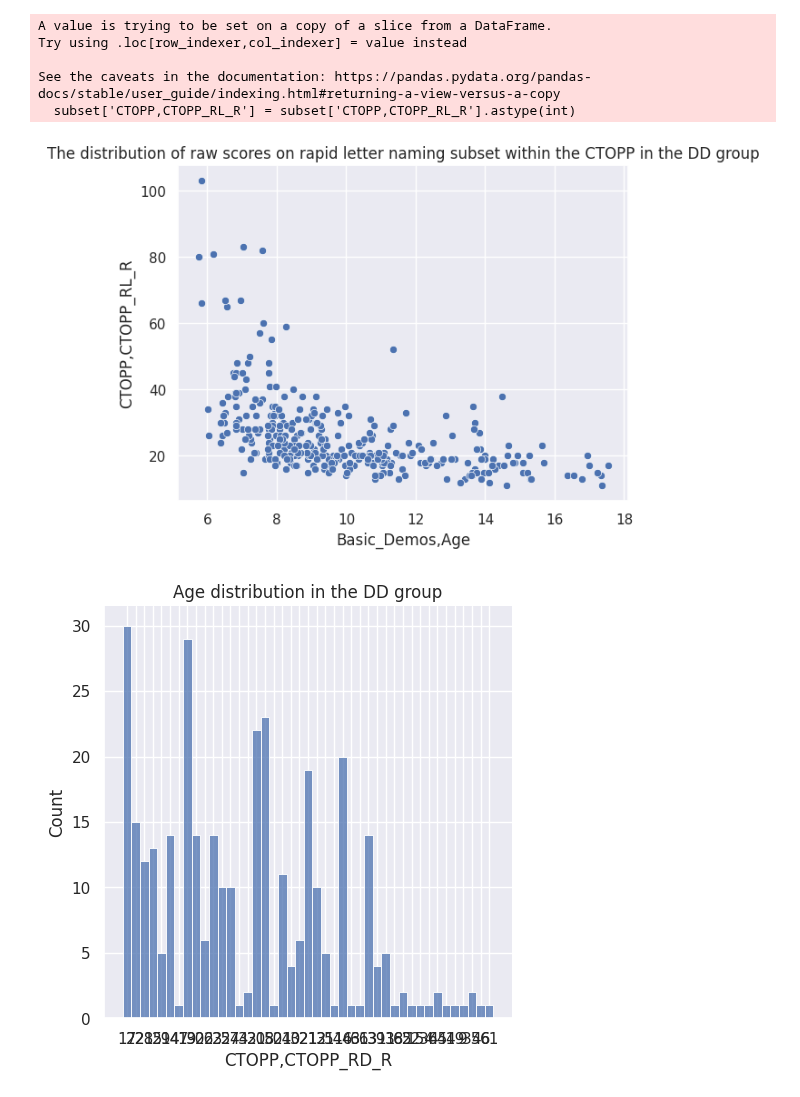
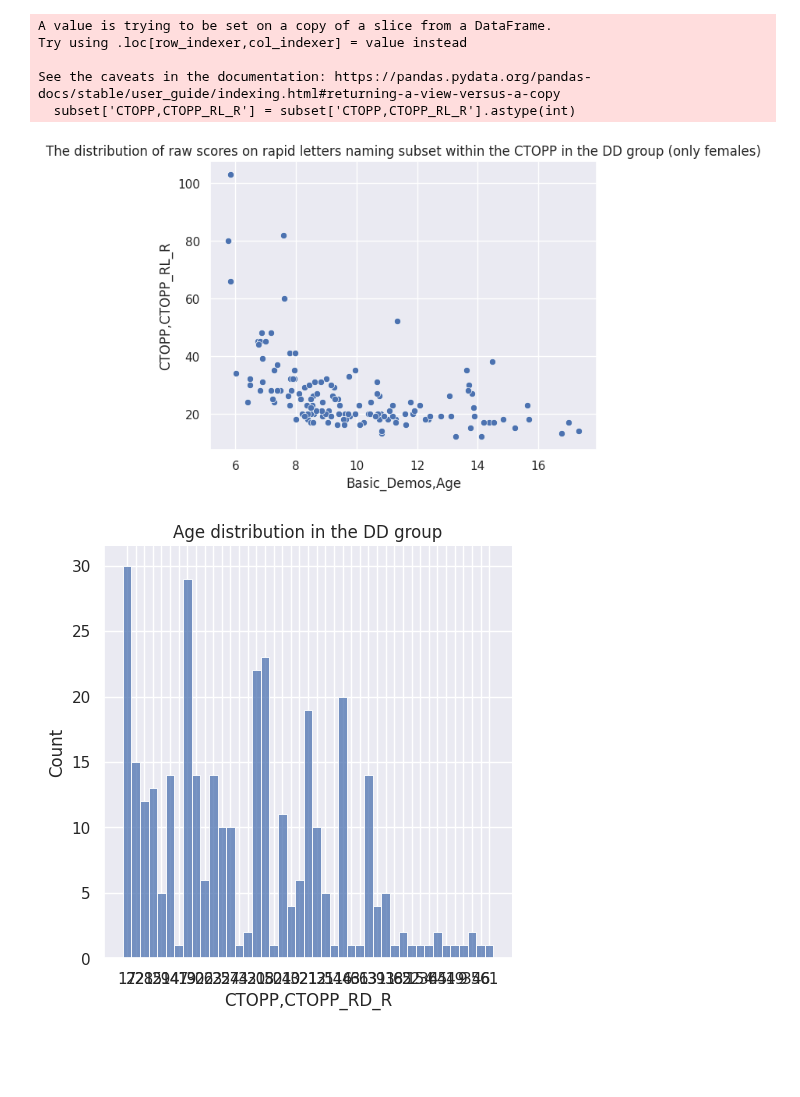
Before and after one commit to cristinarainich/Child-Mind-Institute-Project, a Jupyter notebook: Pheno_data_finalquery.ipynb, the cells around one changed output. Drawn from its saved outputs; the diff is of its cells as text; code cells hidden in the pictures; blank space fills up the shorter version.

```diff
--- a/Pheno_data_finalquery.ipynb
+++ b/Pheno_data_finalquery.ipynb
@@ -717,7 +717,8 @@ pl.title('Age distribution in the DD group');
 # %% [output]
 [figure]
 # %%
-subset = data_filtered[(data_filtered['DD'] == 1) & (data_filtered['CTOPP,CTOPP_RL_R'] != '.')]
+subset = data_filtered[(data_filtered['DD'] == 1) & (data_filtered['CTOPP,CTOPP_RL_R'] != '.') &
+                       (data_filtered['Basic_Demos,Sex'] == 1)]
 subset['CTOPP,CTOPP_RL_R'] = subset['CTOPP,CTOPP_RL_R'].astype(int)
 # %% [output]
 A value is trying to be set on a copy of a slice from a DataFrame.
@@ -728,10 +729,10 @@ See the caveats in the documentation: https://pandas.pydata.org/pandas-docs/stab
 # %%
 sns.scatterplot(data=subset,
                 x='Basic_Demos,Age',
                 y='CTOPP,CTOPP_RL_R');
-pl.title('The distribution of raw scores on rapid letter naming subset within the CTOPP in the DD group');
+pl.title('The distribution of raw scores on rapid letters naming subset within the CTOPP in the DD group (only females)');
 # %% [output]
-[figure, old version]
+[figure, new version]
 # %%
 sns.displot(data_filtered[(data_filtered['DD'] == 1) &(data_filtered['CTOPP,CTOPP_RD_R'] != '.')]['CTOPP,CTOPP_RD_R'],
              binwidth = 1)
```
